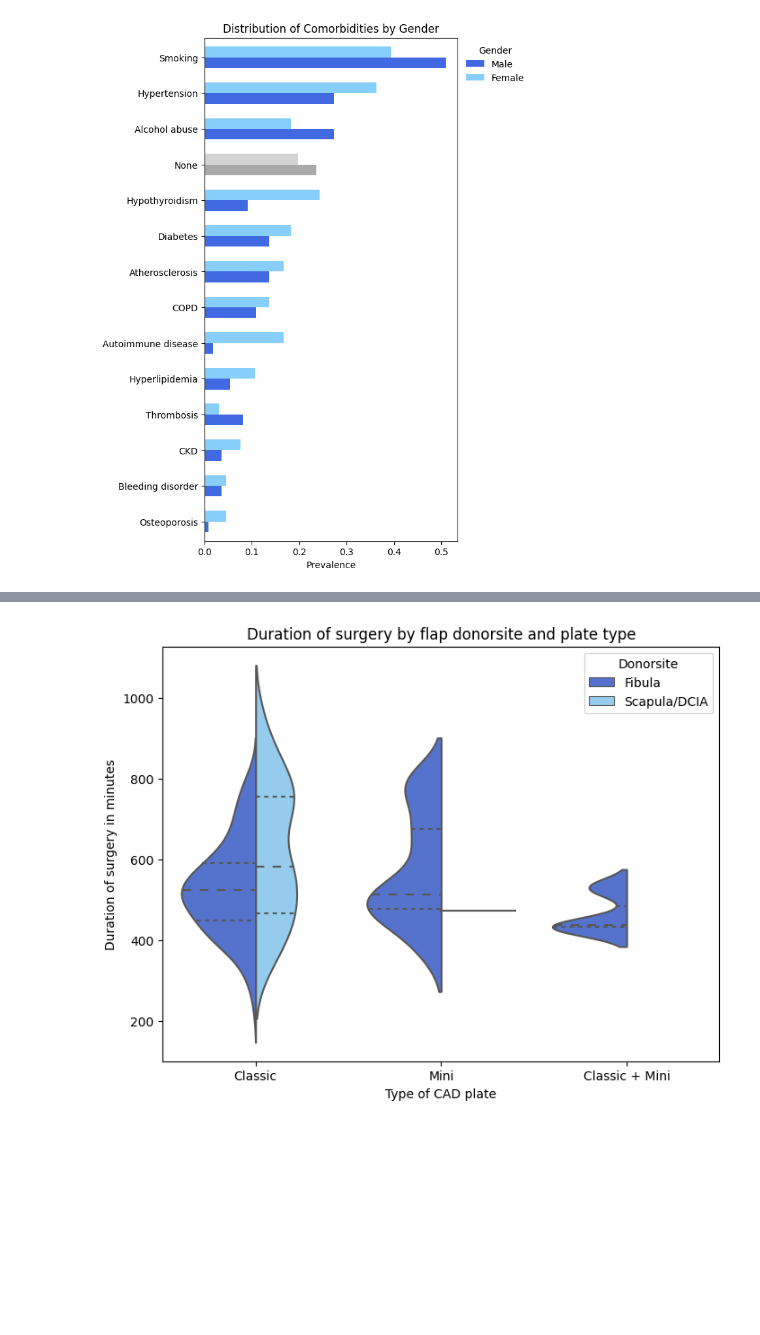
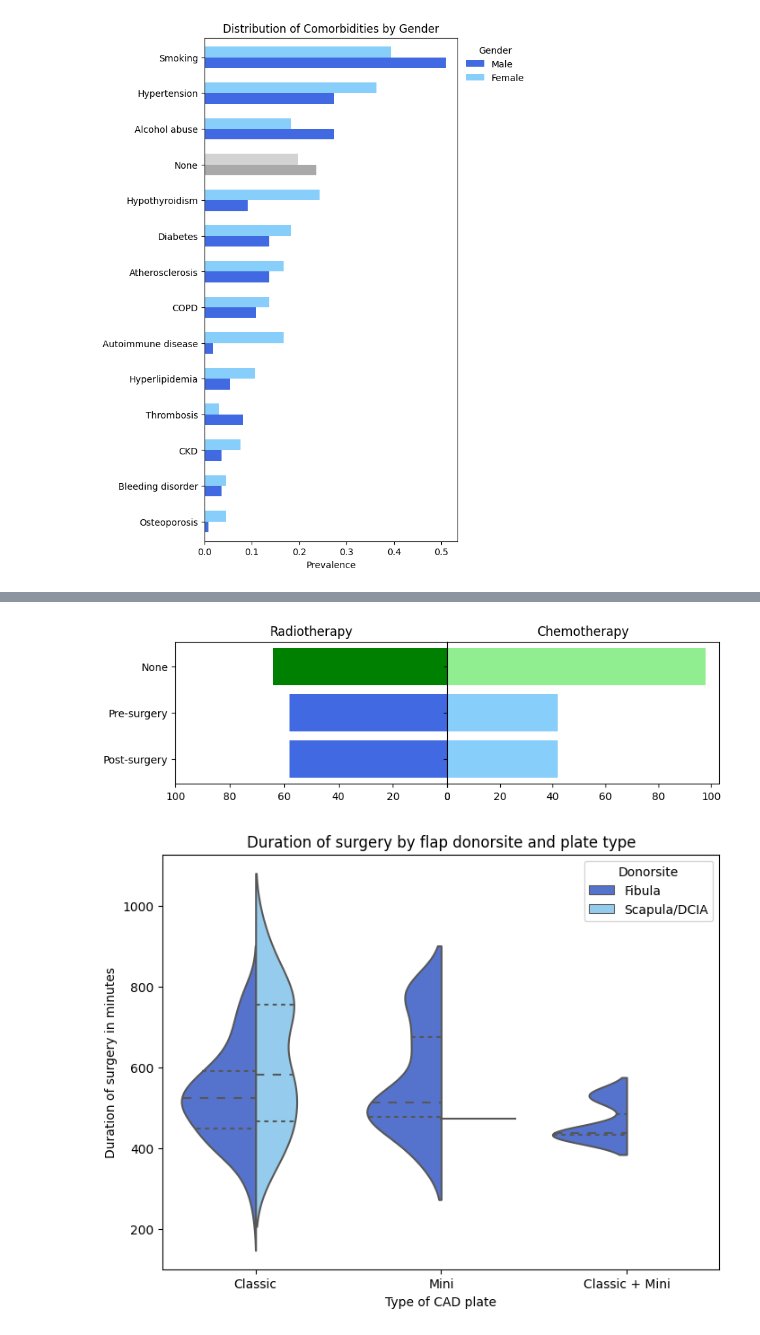
Before and after one commit to philipp-lampert/mymandible, a Jupyter notebook: data_science/02_data_exploration.ipynb, the cells around one changed output, grey strips where cells are left out. Drawn from its saved outputs; the diff is of its cells as text; code cells hidden in the pictures; blank space fills up the shorter version.

```diff
--- a/data_science/02_data_exploration.ipynb
+++ b/data_science/02_data_exploration.ipynb
@@ -415,3 +262,58 @@ plt.show()
+# %%
+# Calculate counts for radiotherapy columns
+radiotherapy = {}
+
+for column in df.columns:
+    if "radiotherapy___" in column:
+        radiotherapy_option = column.replace('radiotherapy___', '')
+        radiotherapy[radiotherapy_option] = df[column].sum()
+
+chemotherapy = {}
+
+for column in df.columns:
+    if "chemotherapy___" in column:
+        chemotherapy_option = column.replace('chemotherapy___', '')
+        chemotherapy[chemotherapy_option] = df[column].sum()
+
+
+data = {
+    'radiotherapy': list(radiotherapy.values()),
+    'chemotherapy': list(chemotherapy.values())
+}
+
+labels = {
+    'none': 'None',
+    'pre_surgery': 'Pre-surgery',
+    'post_surgery': 'Post-surgery'
+}
+
+index = [labels[key] for key in radiotherapy.keys()]
+
+data = pd.DataFrame(data, index=index)
+
+fig, ax = plt.subplots(figsize=(8, 2.5), ncols=2, sharey=True)
+fig.tight_layout()
+
+# Plot the bidirectional bar plot for radiotherapy
+ax[0].barh(index, data['radiotherapy'], color=['green', 'royalblue', 'royalblue'], align='center')
+ax[0].set_title('Radiotherapy')
+
+# Plot the bidirectional bar plot for chemotherapy
+ax[1].barh(index, data['chemotherapy'], color=['lightgreen', 'lightskyblue', 'lightskyblue'], align='center')
+ax[1].set_title('Chemotherapy')
+
+ax[0].invert_xaxis()
+ax[0].invert_yaxis()
+
+ax[0].set(yticks=data.index, yticklabels=data.index)
+ax[0].yaxis.tick_left()
+ax[0].tick_params(axis='y')
+ax[0].set_xticks([0, 20, 40, 60, 80, 100])
+plt.subplots_adjust(wspace=0)
+
+plt.show()
+# %% [output]
+[figure, added]
 # %%
 # Plot for plate type and plate thickness
 # %%
```
Also changed, not shown: parts of 7 cells of this notebook.
